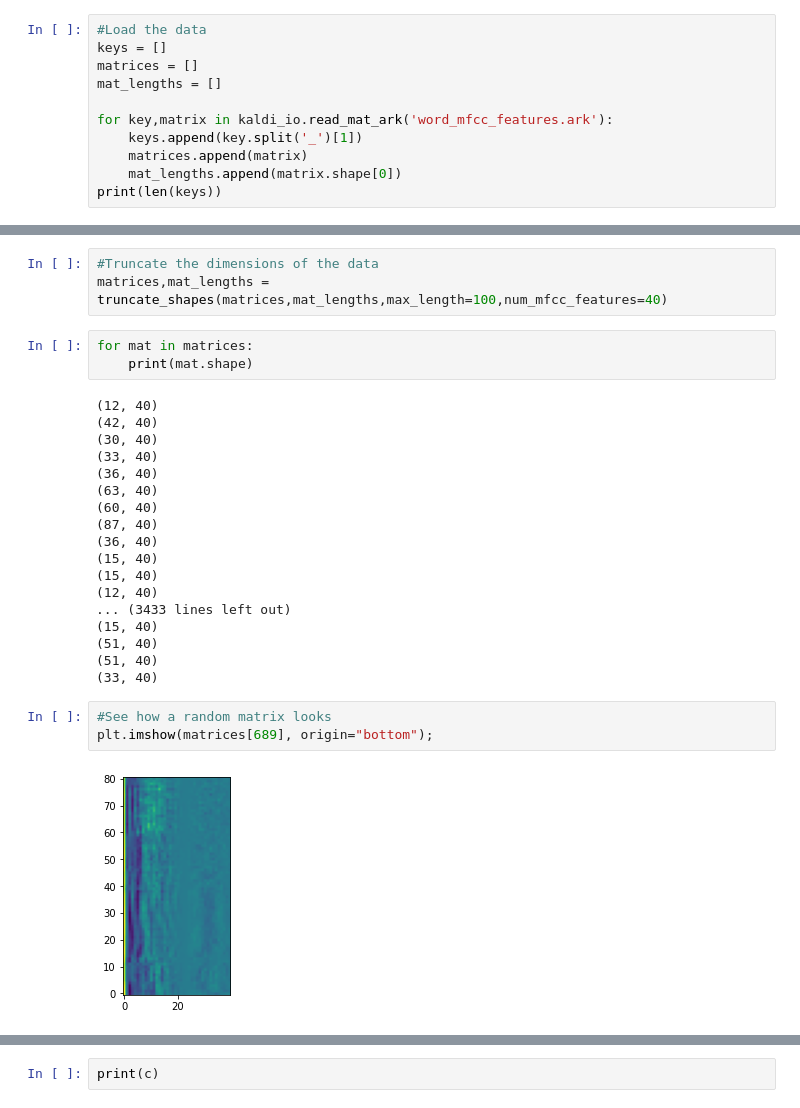
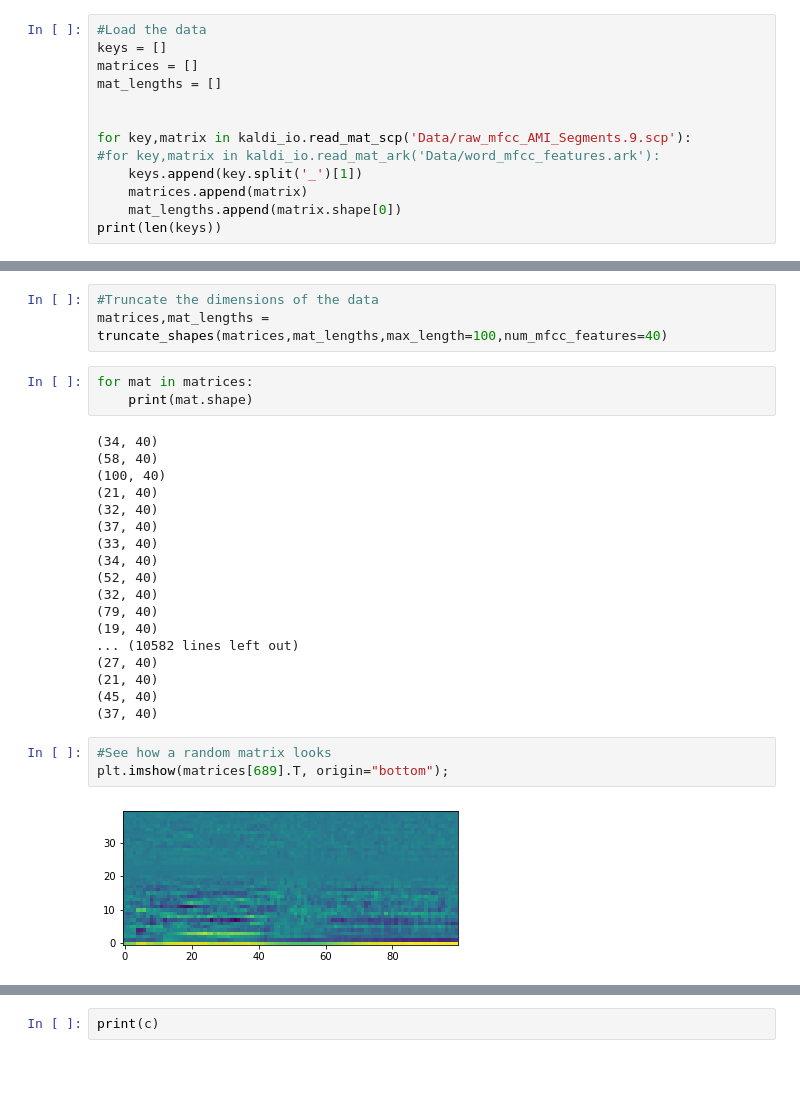
Before and after one commit to jayeshmahapatra/acoustic_word_embeddings, a Jupyter notebook: Simple CNN AWE.ipynb, the cells around one changed output, grey strips where cells are left out. Cells and saved outputs as stored; diff of their text form; blank space fills up the shorter version.

```diff
--- a/Simple CNN AWE.ipynb
+++ b/Simple CNN AWE.ipynb
@@ -76,7 +35,9 @@ keys = []
 matrices = []
 mat_lengths = []
 
-for key,matrix in kaldi_io.read_mat_ark('word_mfcc_features.ark'):
+
+for key,matrix in kaldi_io.read_mat_scp('Data/raw_mfcc_AMI_Segments.9.scp'):
+#for key,matrix in kaldi_io.read_mat_ark('Data/word_mfcc_features.ark'):
     keys.append(key.split('_')[1])
     matrices.append(matrix)
     mat_lengths.append(matrix.shape[0])
@@ -99,25 +81,25 @@ matrices,mat_lengths = truncate_shapes(matrices,mat_lengths,max_length=100,num_m
 for mat in matrices:
     print(mat.shape)
 # %% [output]
-(12, 40)
-(42, 40)
-(30, 40)
+(34, 40)
+(58, 40)
+(100, 40)
+(21, 40)
+(32, 40)
+(37, 40)
 (33, 40)
-(36, 40)
-(63, 40)
-(60, 40)
-(87, 40)
-(36, 40)
-(15, 40)
-(15, 40)
-(12, 40)
-... (3433 lines left out)
-(15, 40)
-(51, 40)
-(51, 40)
-(33, 40)
+(34, 40)
+(52, 40)
+(32, 40)
+(79, 40)
+(19, 40)
+... (10582 lines left out)
+(27, 40)
+(21, 40)
+(45, 40)
+(37, 40)
 # %%
 #See how a random matrix looks
-plt.imshow(matrices[689], origin="bottom");
+plt.imshow(matrices[689].T, origin="bottom");
 # %% [output]
-[figure, old version]
+[figure, new version]
```
Also changed, not shown: parts of 42 cells of this notebook, 1 other file.
